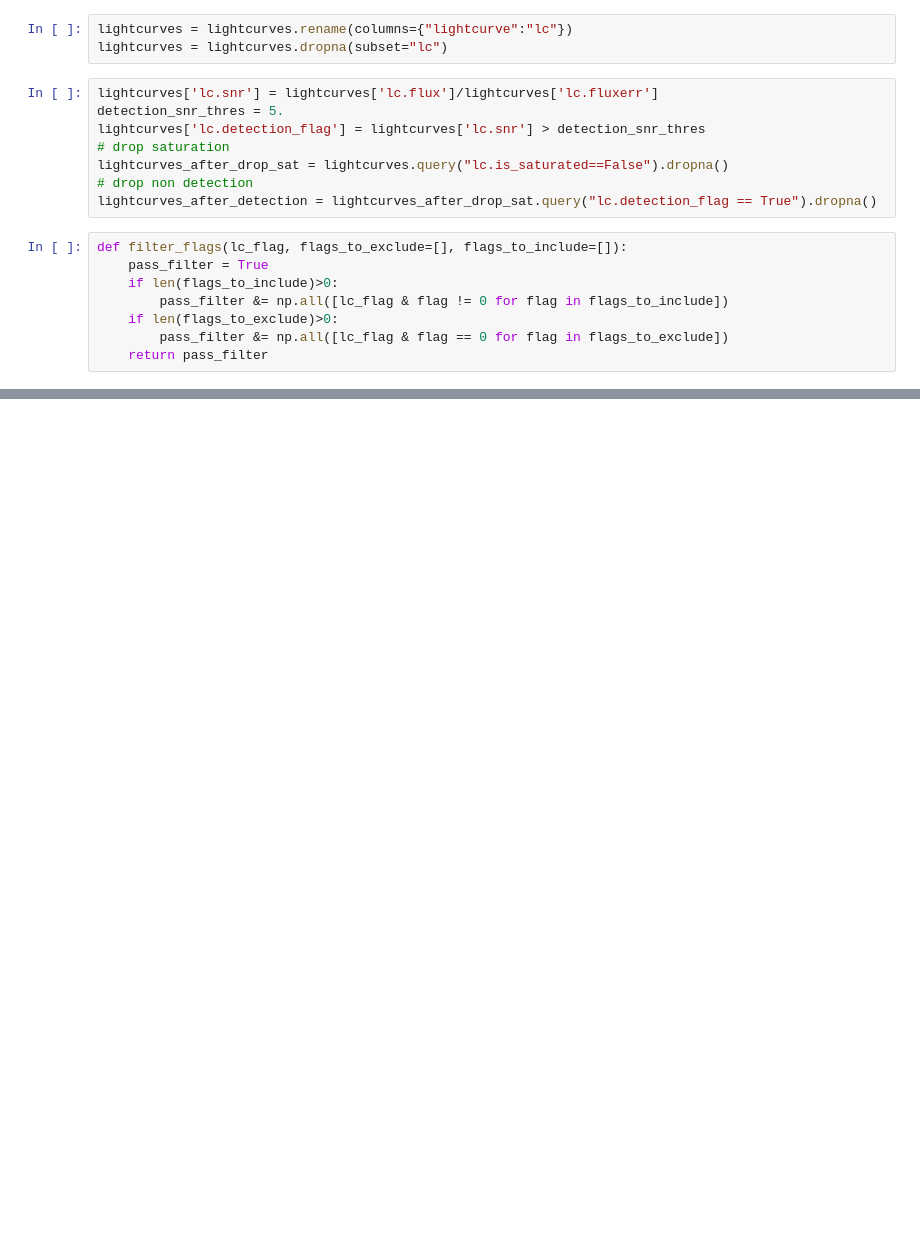
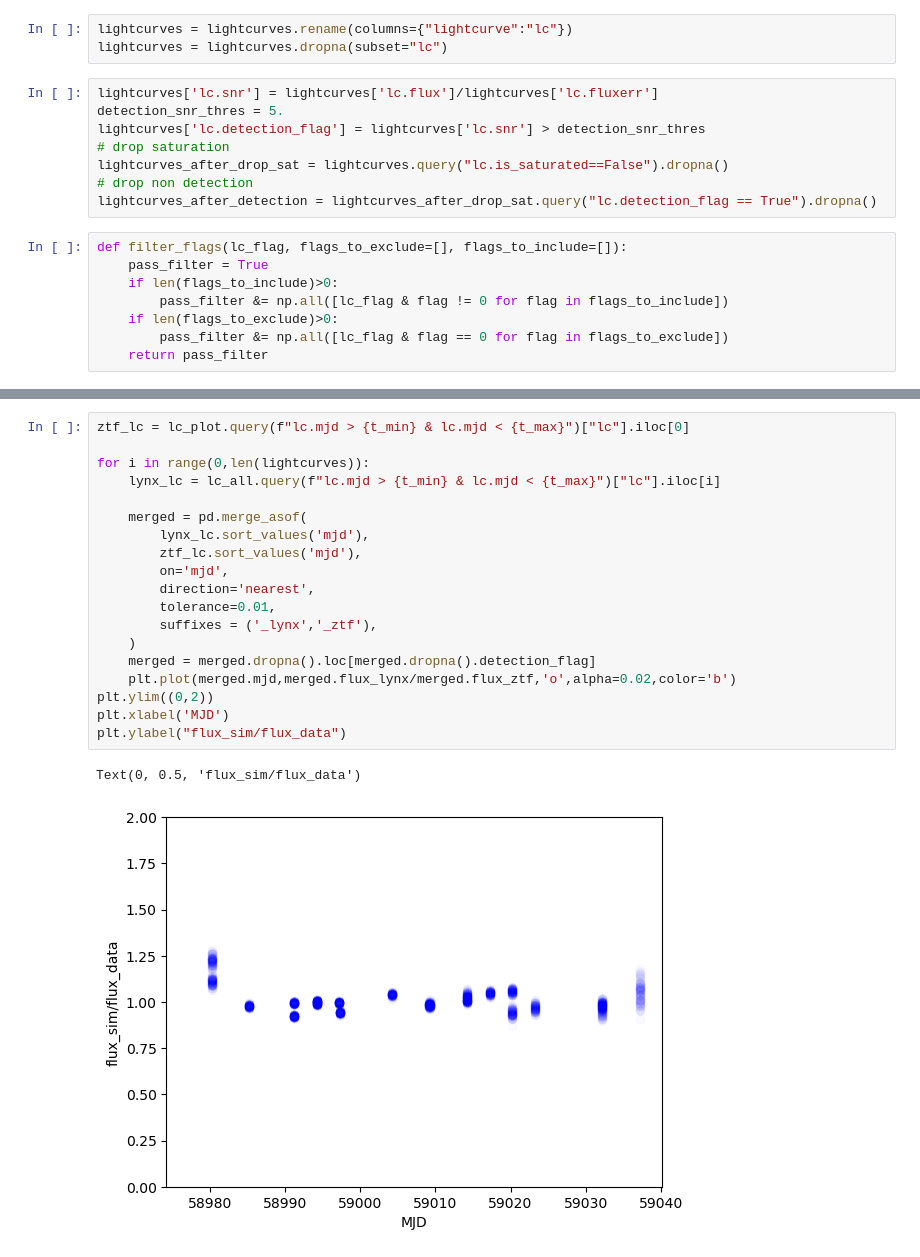
Before and after one commit to mi-dai/lightcurvelynx_ztf_sims, a Jupyter notebook: ZTF_snia-gen-single-sim.ipynb, the cells around one changed output, grey strips where cells are left out. Drawn from its saved outputs; the diff is of its cells as text; blank space fills up the shorter version.

```diff
--- a/ZTF_snia-gen-single-sim.ipynb
+++ b/ZTF_snia-gen-single-sim.ipynb
@@ -290,0 +341,22 @@ plt.show()
+# %%
+ztf_lc = lc_plot.query(f"lc.mjd > {t_min} & lc.mjd < {t_max}")["lc"].iloc[0]
+
+for i in range(0,len(lightcurves)):
+    lynx_lc = lc_all.query(f"lc.mjd > {t_min} & lc.mjd < {t_max}")["lc"].iloc[i]
+
+    merged = pd.merge_asof(
+        lynx_lc.sort_values('mjd'),
+        ztf_lc.sort_values('mjd'),
+        on='mjd',
+        direction='nearest',
+        tolerance=0.01,
+        suffixes = ('_lynx','_ztf'),
+    )
+    merged = merged.dropna().loc[merged.dropna().detection_flag]
+    plt.plot(merged.mjd,merged.flux_lynx/merged.flux_ztf,'o',alpha=0.02,color='b')
+plt.ylim((0,2))
+plt.xlabel('MJD')
+plt.ylabel("flux_sim/flux_data")
+# %% [output]
+Text(0, 0.5, 'flux_sim/flux_data')
+[figure, added]
```
Also changed, not shown: parts of 57 cells of this notebook.
